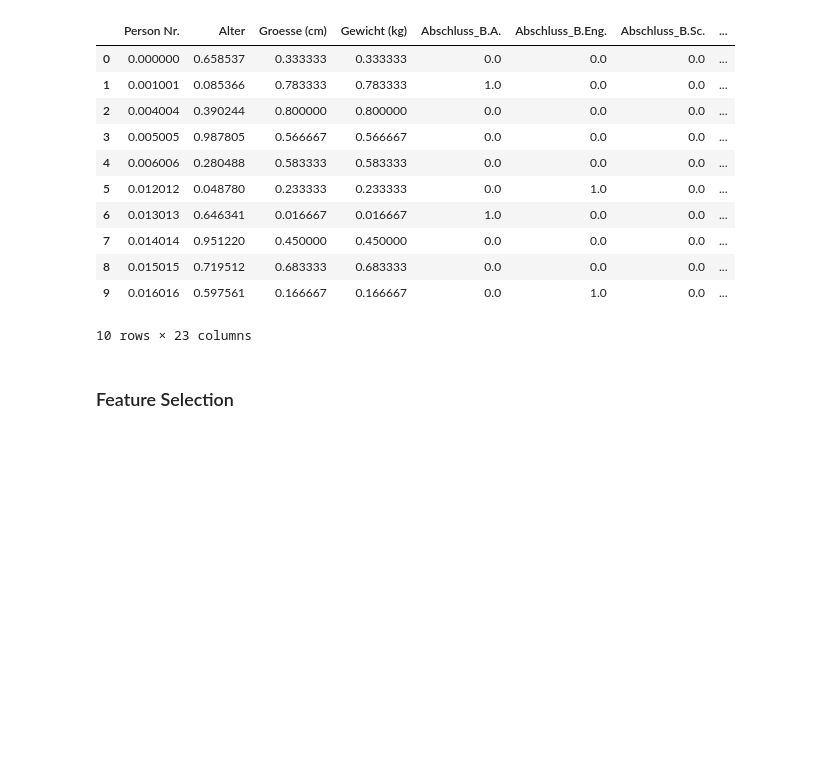
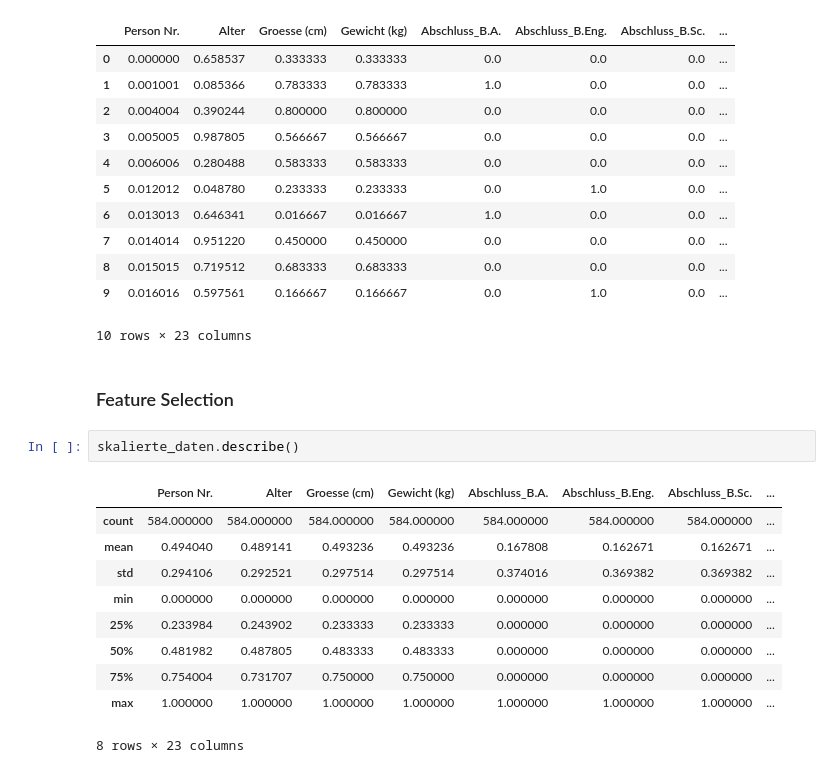
Before and after one commit to hashem039/daten, a Jupyter notebook: DT_personen_einkommen.ipynb, the cells around one changed output. Cells and saved outputs as stored; diff of their text form; blank space fills up the shorter version.

```diff
--- a/DT_personen_einkommen.ipynb
+++ b/DT_personen_einkommen.ipynb
@@ -224,3 +224,16 @@ skalierte_daten.head(10)
 10 rows × 23 columns
 # %% [markdown]
 ### Feature Selection
+# %%
+skalierte_daten.describe()
+# %% [output]
+|  | Person Nr. | Alter | Groesse (cm) | Gewicht (kg) | Abschluss_B.A. | Abschluss_B.Eng. | Abschluss_B.Sc. | ... |
+| count | 584.000000 | 584.000000 | 584.000000 | 584.000000 | 584.000000 | 584.000000 | 584.000000 | ... |
+| mean | 0.494040 | 0.489141 | 0.493236 | 0.493236 | 0.167808 | 0.162671 | 0.162671 | ... |
+| std | 0.294106 | 0.292521 | 0.297514 | 0.297514 | 0.374016 | 0.369382 | 0.369382 | ... |
+| min | 0.000000 | 0.000000 | 0.000000 | 0.000000 | 0.000000 | 0.000000 | 0.000000 | ... |
+| 25% | 0.233984 | 0.243902 | 0.233333 | 0.233333 | 0.000000 | 0.000000 | 0.000000 | ... |
+| 50% | 0.481982 | 0.487805 | 0.483333 | 0.483333 | 0.000000 | 0.000000 | 0.000000 | ... |
+| 75% | 0.754004 | 0.731707 | 0.750000 | 0.750000 | 0.000000 | 0.000000 | 0.000000 | ... |
+| max | 1.000000 | 1.000000 | 1.000000 | 1.000000 | 1.000000 | 1.000000 | 1.000000 | ... |
+8 rows × 23 columns
```
Also changed, not shown: parts of 5 cells of this notebook, 1 other file.
